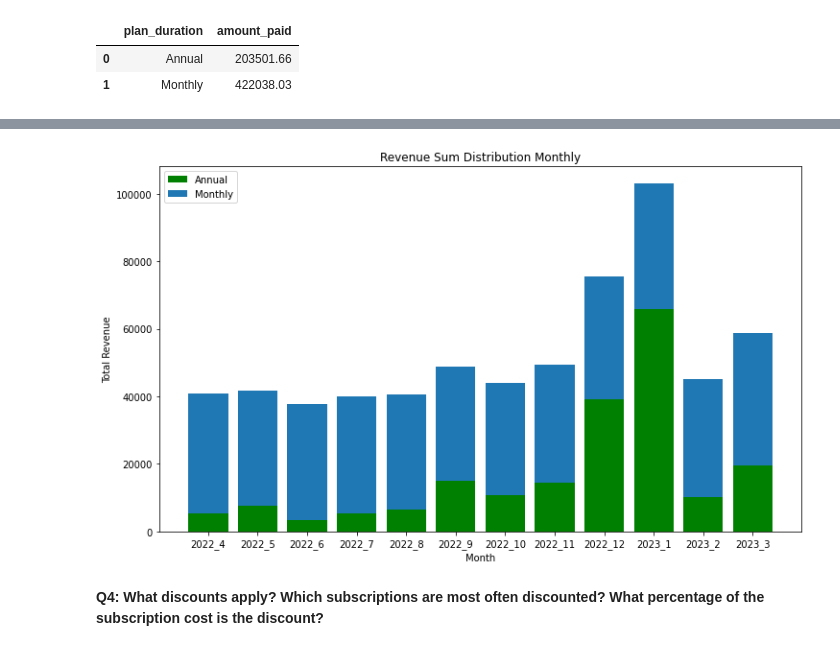
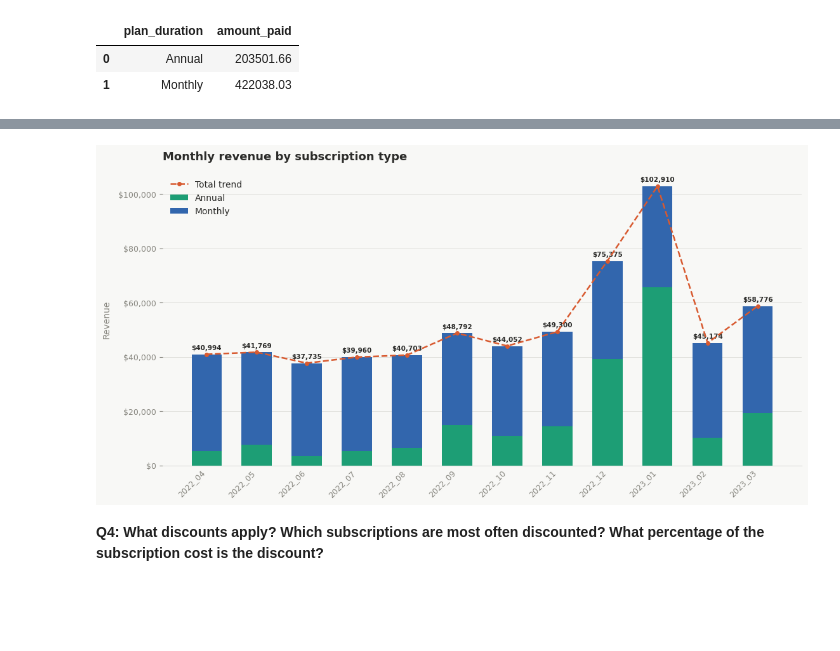
Before and after one commit to maxegorovpt/da_portfolio, a Jupyter notebook: 01_business_cases/adjust_video_service_ltv/video_service_ltv.ipynb, the cells around one changed output, grey strips where cells are left out. Drawn from its saved outputs; the diff is of its cells as text; code cells hidden in the pictures; blank space fills up the shorter version.

```diff
--- a/01_business_cases/adjust_video_service_ltv/video_service_ltv.ipynb
+++ b/01_business_cases/adjust_video_service_ltv/video_service_ltv.ipynb
@@ -299,12 +342,13 @@ plt.show()
 # %%
-# total revenue via Subscription Type & month
-subs_m_rev = df.pivot_table(index = 'transaction_month',
-                        columns = 'plan_duration',
-                        values = 'amount_paid',
-                        aggfunc = 'sum').reset_index()
+df['transaction_month'] = pd.to_datetime(df['transaction_month'].astype(str))
+
+subs_m_rev = df.pivot_table(index='transaction_month',
+                             columns='plan_duration',
+                             values='amount_paid',
+                             aggfunc='sum').reset_index()
 
 subs_m_rev['total_revenue'] = subs_m_rev['Annual'] + subs_m_rev['Monthly']
-subs_m_rev['year_month'] = subs_m_rev['transaction_month'].dt.year.astype(str) + '_' + subs_m_rev['transaction_month'].dt.month.astype(str)
+subs_m_rev['year_month'] = subs_m_rev['transaction_month'].dt.strftime('%Y_%m')
 subs_m_rev
 # %% [output]
 | plan_duration | transaction_month | Annual | Monthly | total_revenue | year_month |
@@ -323,19 +367,53 @@ subs_m_rev
 # %%
-groups = subs_m_rev['year_month']
-values1 = subs_m_rev['Annual']
-values2 = subs_m_rev['Monthly']
+months  = subs_m_rev['year_month'].astype(str).tolist()
+annual  = subs_m_rev['Annual'].fillna(0).tolist()
+monthly = subs_m_rev['Monthly'].fillna(0).tolist()
+totals  = [a + m for a, m in zip(annual, monthly)]
 
-fig, ax = plt.subplots(figsize=(12, 7))
-plt.title('Revenue Sum Distribution Monthly')
-ax.bar(groups, values1, label = 'Annual', color = 'green')
-ax.bar(groups, values2, label = 'Monthly', bottom = values1)
+x      = np.arange(len(months))
+BG     = '#f8f8f6'
+C_TEXT = '#2C2C2A'
+C_MUTED= '#888780'
+C_GRID = '#e0e0dc'
+C_ANN  = '#1D9E75'
+C_MON  = '#3266ad'
 
-ax.set_xlabel('Month')
-ax.set_ylabel('Total Revenue')
-plt.legend(loc = 'upper left')
+fig, ax = plt.subplots(figsize=(13, 6))
+fig.patch.set_facecolor(BG)
+ax.set_facecolor(BG)
+
+ax.bar(x, annual,  width=0.6, color=C_ANN, label='Annual',  zorder=3)
+ax.bar(x, monthly, width=0.6, color=C_MON, label='Monthly', bottom=annual, zorder=3)
+
+# total labels
+for i, tot in enumerate(totals):
+    ax.text(i, tot + max(totals) * 0.012, f'${tot:,.0f}',
+            ha='center', va='bottom', fontsize=7.5,
+            fontweight='bold', color=C_TEXT)
+
+# trend line on totals
+ax.plot(x, totals, color='#D85A30', linewidth=1.8,
+        linestyle='--', marker='o', markersize=4,
+        zorder=4, label='Total trend')
+
+ax.set_xticks(x)
+ax.set_xticklabels(months, rotation=45, ha='right', fontsize=9, color=C_MUTED)
+ax.yaxis.set_major_formatter(mticker.FuncFormatter(lambda v, _: f'${v:,.0f}'))
+ax.tick_params(axis='y', labelsize=9, colors=C_MUTED)
+ax.tick_params(axis='x', length=0)
+ax.set_ylabel('Revenue', fontsize=10, color=C_MUTED, labelpad=8)
+ax.spines[['top', 'right', 'left']].set_visible(False)
+ax.spines['bottom'].set_color(C_GRID)
+ax.yaxis.grid(True, color=C_GRID, linewidth=0.7, zorder=0)
+ax.set_axisbelow(True)
+
+ax.legend(frameon=False, fontsize=10, labelcolor=C_TEXT, loc='upper left')
+ax.set_title('Monthly revenue by subscription type', fontsize=13,
+             fontweight='bold', color=C_TEXT, pad=14, loc='left')
+
 plt.show()
 # %% [output]
-[figure, old version]
+[figure, new version]
 # %% [markdown]
 **Q4: What discounts apply? Which subscriptions are most often discounted? What percentage of the subscription cost is the discount?**
 # %%
```
Also changed, not shown: parts of 22 cells of this notebook.
